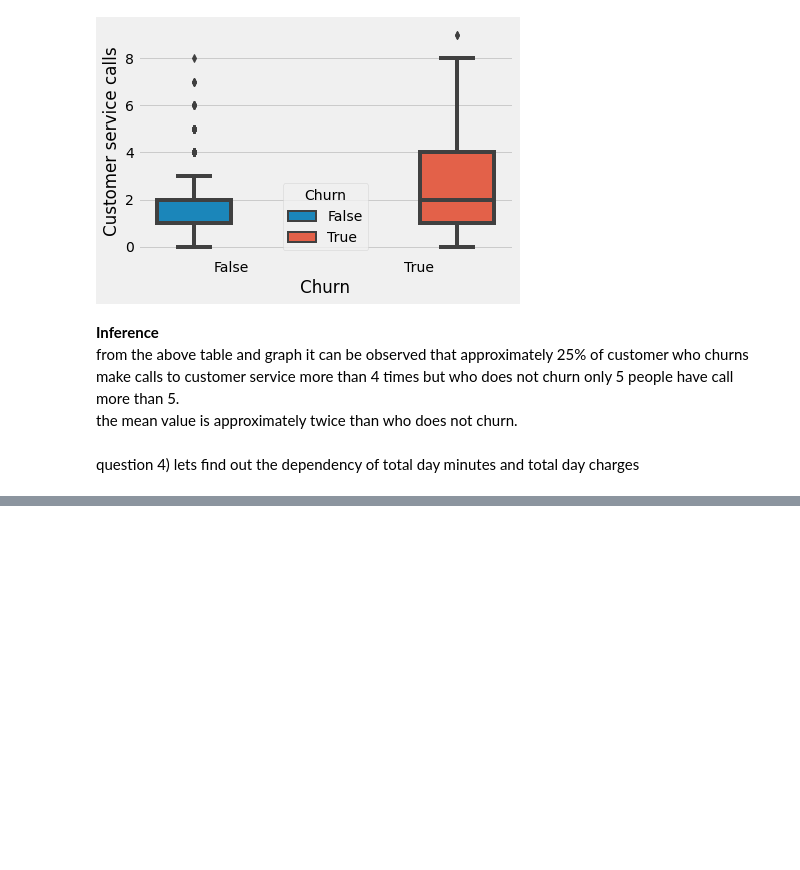
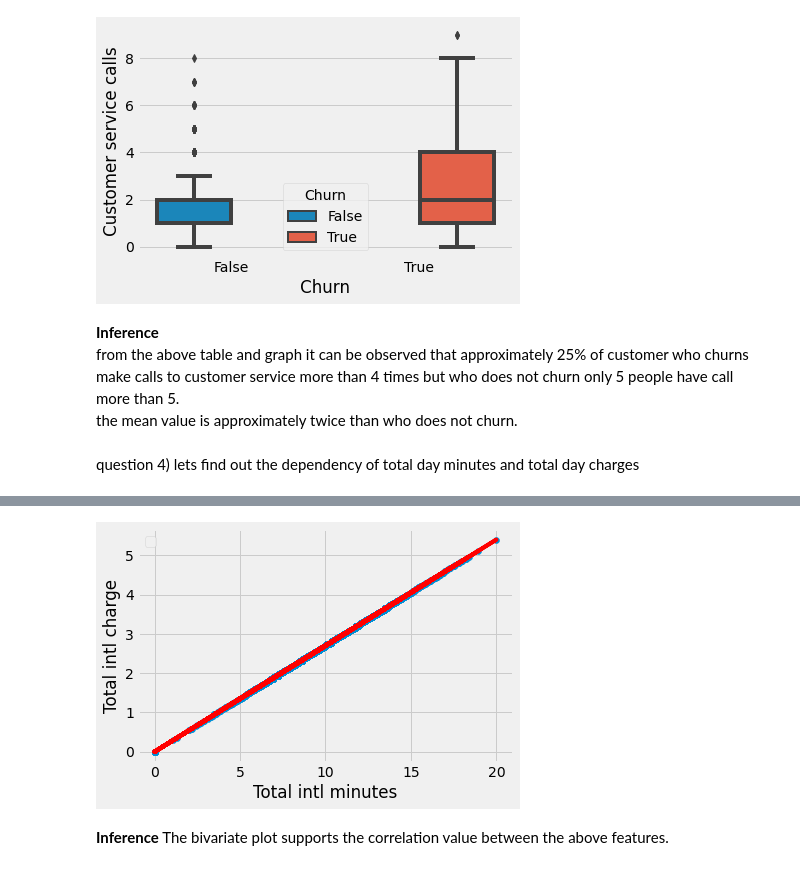
Before and after one commit to ad709kr/capstone_projects-EDA-on-Telecom-churn-analysis, a Jupyter notebook: Telecom_Churn_Analysis_Capstone_Project.ipynb, the cells around one changed output, grey strips where cells are left out. Saved outputs shown, nothing was run; the diff lists cells and outputs as text; code cells hidden in the pictures; blank space fills up the shorter version.

```diff
--- a/Telecom_Churn_Analysis_Capstone_Project.ipynb
+++ b/Telecom_Churn_Analysis_Capstone_Project.ipynb
@@ -418,0 +426,3 @@ Total day charge and Total day minutes are highly positively correlated with eac
+# %%
+bivariate_plot(data,'Total intl minutes','Total intl charge')
+# %% [output]
@@ -418,0 +430,4 @@ Total day charge and Total day minutes are highly positively correlated with eac
+[figure, added]
+# %% [markdown]
+**Inference**
+The bivariate plot supports the correlation value between the above features.
```
Also changed, not shown: parts of 5 cells of this notebook.
